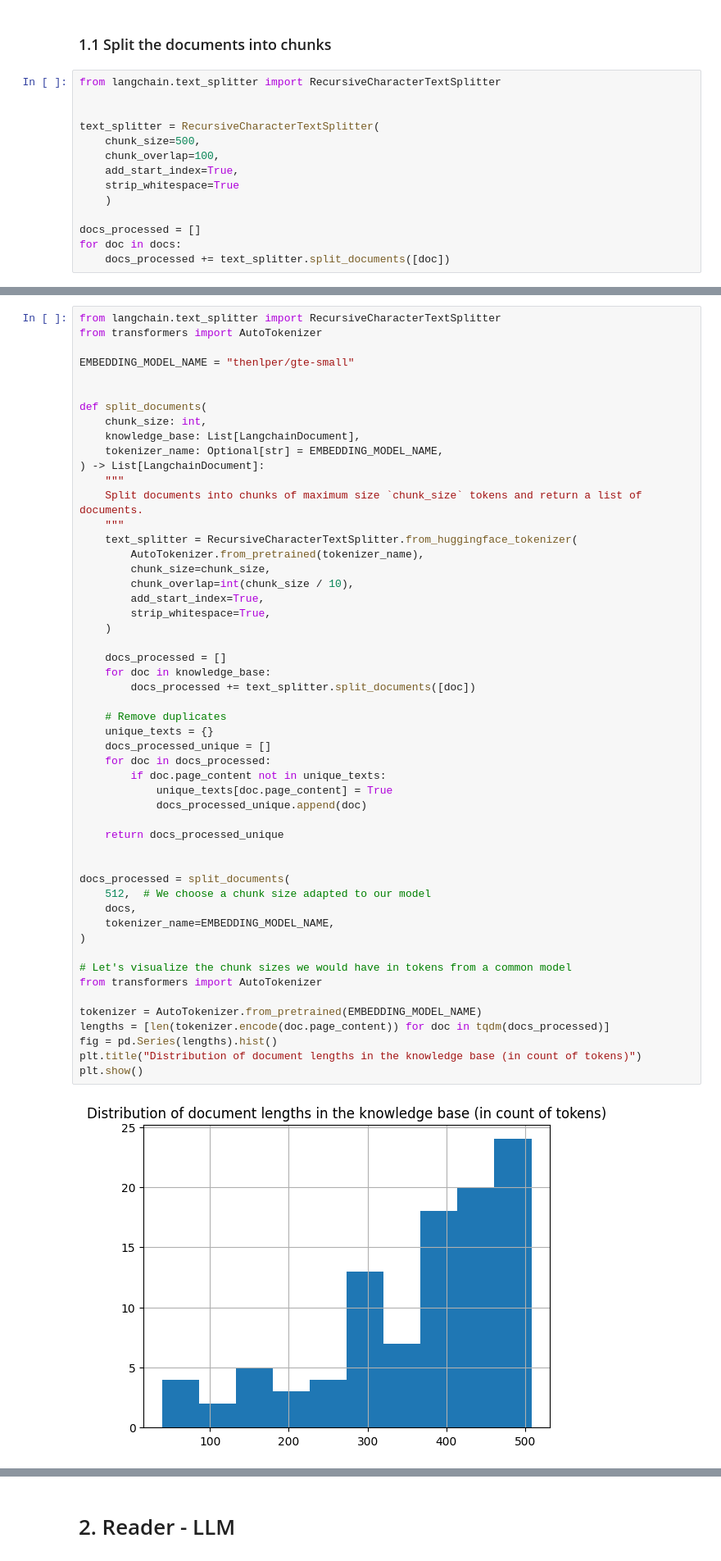
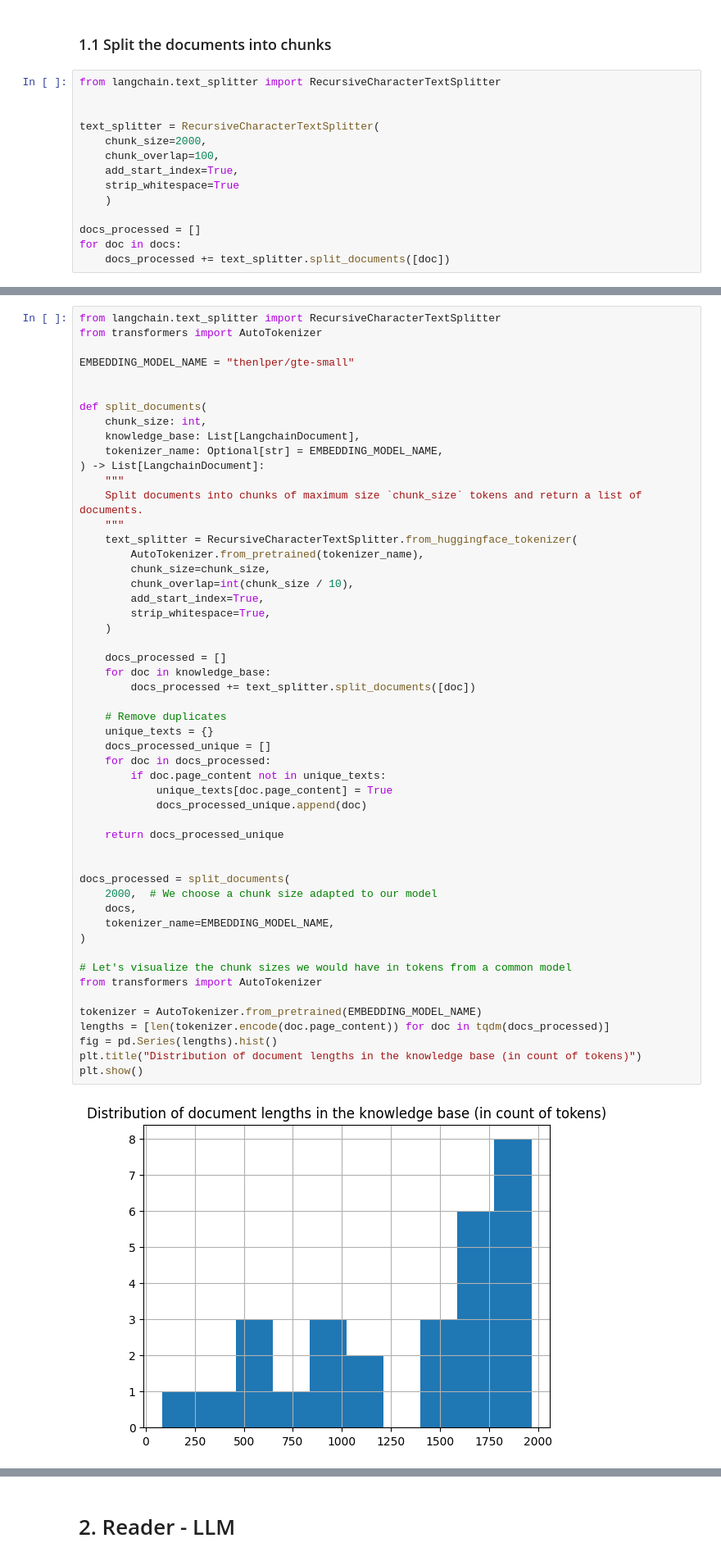
Before and after one commit to amandaLi7/NLP-RAG, a Jupyter notebook: rag_trial_first.ipynb, the cells around one changed output, grey strips where cells are left out. Shown at 82% size. Cells and saved outputs as stored; diff of their text form.

```diff
--- a/rag_trial_first.ipynb
+++ b/rag_trial_first.ipynb
@@ -50,7 +135,7 @@ from langchain.text_splitter import RecursiveCharacterTextSplitter
 
 
 text_splitter = RecursiveCharacterTextSplitter(
-    chunk_size=500,
+    chunk_size=2000,
     chunk_overlap=100,
     add_start_index=True,
     strip_whitespace=True
@@ -104,35 +189,35 @@ def split_documents(
 
     docs_processed = []
     for doc in knowledge_base:
         docs_processed += text_splitter.split_documents([doc])
 
     # Remove duplicates
     unique_texts = {}
     docs_processed_unique = []
     for doc in docs_processed:
         if doc.page_content not in unique_texts:
             unique_texts[doc.page_content] = True
             docs_processed_unique.append(doc)
 
     return docs_processed_unique
 
 
 docs_processed = split_documents(
-    512,  # We choose a chunk size adapted to our model
+    2000,  # We choose a chunk size adapted to our model
     docs,
     tokenizer_name=EMBEDDING_MODEL_NAME,
 )
 
 # Let's visualize the chunk sizes we would have in tokens from a common model
 from transformers import AutoTokenizer
 
 tokenizer = AutoTokenizer.from_pretrained(EMBEDDING_MODEL_NAME)
 lengths = [len(tokenizer.encode(doc.page_content)) for doc in tqdm(docs_processed)]
 fig = pd.Series(lengths).hist()
 plt.title("Distribution of document lengths in the knowledge base (in count of tokens)")
 plt.show()
 # %% [output]
-[figure, old version]
+[figure, new version]
 # %% [markdown]
 ### 1.2 Building the vector database
 
```
Also changed, not shown: parts of 37 cells of this notebook.
